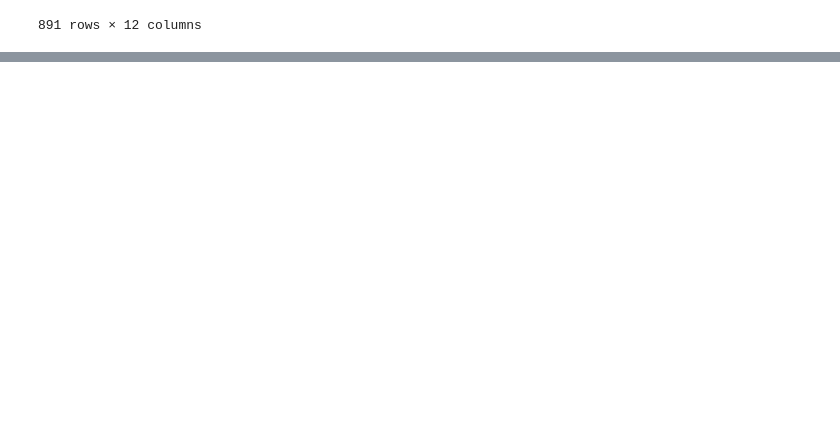
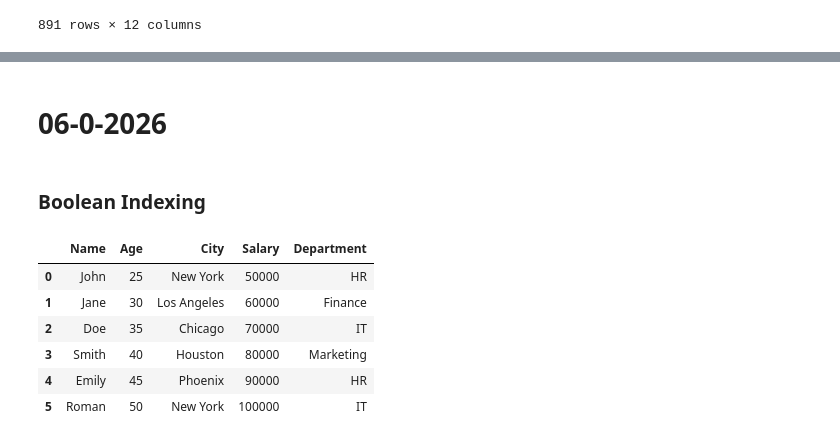
Before and after one commit to MSD-0007/Data-Visualization-4thSem, a Jupyter notebook: Class/3_C23-02-2026.ipynb, the cells around one changed output, grey strips where cells are left out. Cells and saved outputs as stored; diff of their text form; code cells hidden in the pictures; blank space fills up the shorter version.

```diff
--- a/Class/3_C23-02-2026.ipynb
+++ b/Class/3_C23-02-2026.ipynb
@@ -371,0 +402,14 @@ df
+# %% [markdown]
+# 06-0-2026
+# %% [markdown]
+### Boolean Indexing
+# %%
+df3
+# %% [output]
+|  | Name | Age | City | Salary | Department |
+| 0 | John | 25 | New York | 50000 | HR |
+| 1 | Jane | 30 | Los Angeles | 60000 | Finance |
+| 2 | Doe | 35 | Chicago | 70000 | IT |
+| 3 | Smith | 40 | Houston | 80000 | Marketing |
+| 4 | Emily | 45 | Phoenix | 90000 | HR |
+| 5 | Roman | 50 | New York | 100000 | IT |
```
Also changed, not shown: parts of 14 cells of this notebook.
